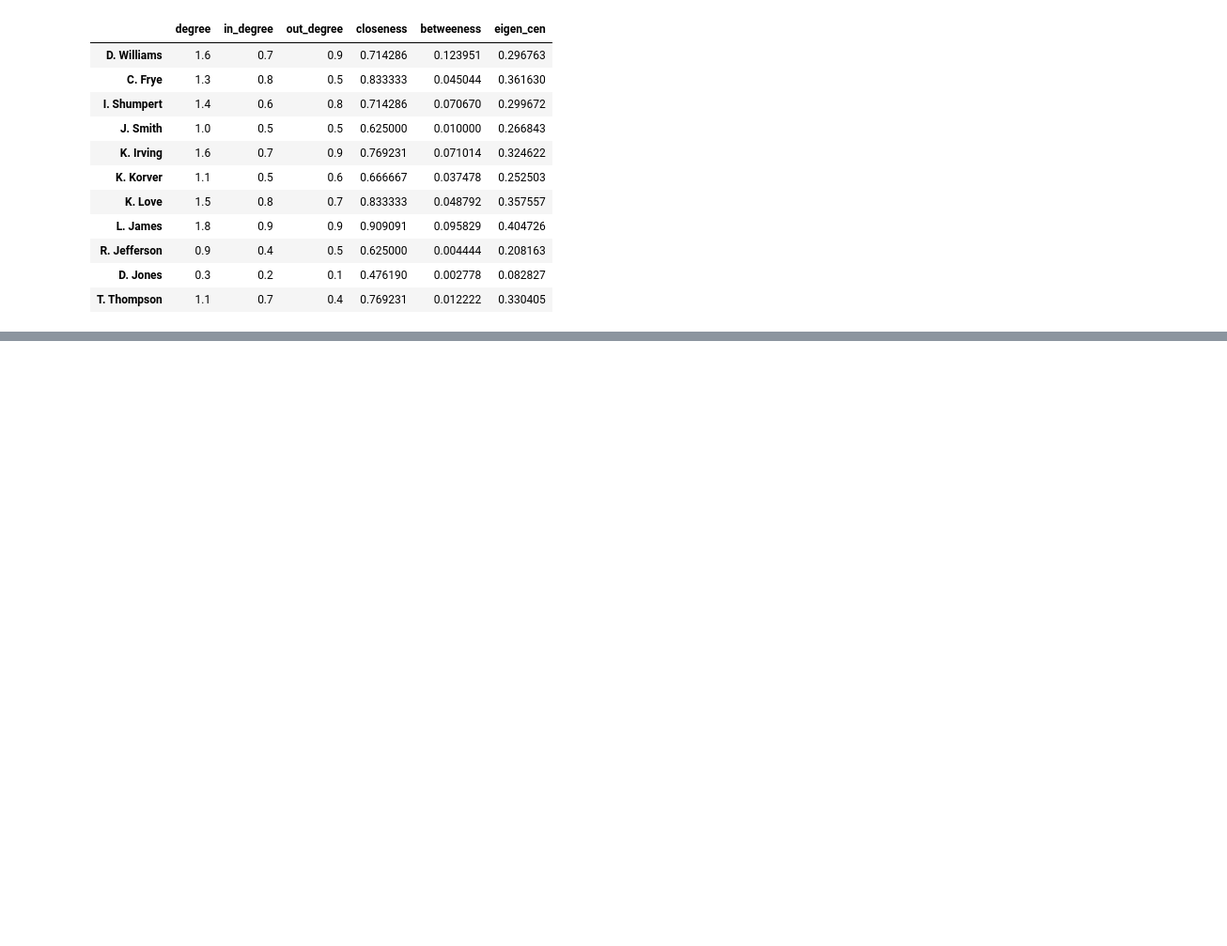
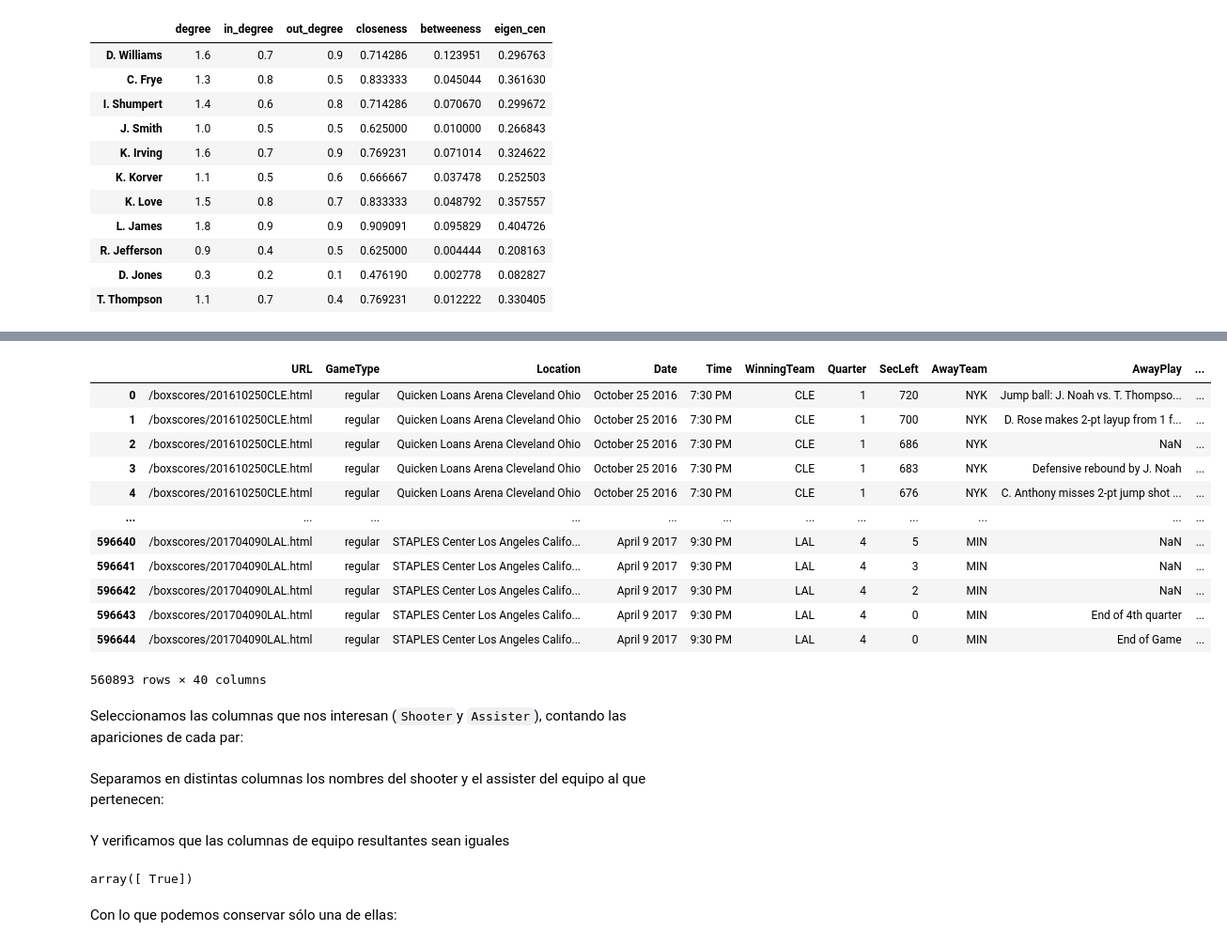
Before and after one commit to Millan13/Moneyball-NBA, a Jupyter notebook: Notebooks/Analisis_pagerank.ipynb, the cells around one changed output, grey strips where cells are left out. Shown: that part at 94% size. Saved outputs shown, nothing was run; the diff lists cells and outputs as text; code cells hidden in the pictures; blank space fills up the shorter version.

```diff
--- a/Notebooks/Analisis_pagerank.ipynb
+++ b/Notebooks/Analisis_pagerank.ipynb
@@ -707,0 +711,20 @@ df_CLE_playoff_central
+# %%
+df_regular = data[data['GameType'] == 'regular']
+# %%
+df_regular
+# %% [output]
+|  | URL | GameType | Location | Date | Time | WinningTeam | Quarter | SecLeft | AwayTeam | AwayPlay | ... |
+| 0 | /boxscores/201610250CLE.html | regular | Quicken Loans Arena Cleveland Ohio | October 25 2016 | 7:30 PM | CLE | 1 | 720 | NYK | Jump ball: J. Noah vs. T. Thompso... | ... |
+| 1 | /boxscores/201610250CLE.html | regular | Quicken Loans Arena Cleveland Ohio | October 25 2016 | 7:30 PM | CLE | 1 | 700 | NYK | D. Rose makes 2-pt layup from 1 f... | ... |
+| 2 | /boxscores/201610250CLE.html | regular | Quicken Loans Arena Cleveland Ohio | October 25 2016 | 7:30 PM | CLE | 1 | 686 | NYK | NaN | ... |
+| 3 | /boxscores/201610250CLE.html | regular | Quicken Loans Arena Cleveland Ohio | October 25 2016 | 7:30 PM | CLE | 1 | 683 | NYK | Defensive rebound by J. Noah | ... |
+| 4 | /boxscores/201610250CLE.html | regular | Quicken Loans Arena Cleveland Ohio | October 25 2016 | 7:30 PM | CLE | 1 | 676 | NYK | C. Anthony misses 2-pt jump shot ... | ... |
+| ... | ... | ... | ... | ... | ... | ... | ... | ... | ... | ... | ... |
+| 596640 | /boxscores/201704090LAL.html | regular | STAPLES Center Los Angeles Califo... | April 9 2017 | 9:30 PM | LAL | 4 | 5 | MIN | NaN | ... |
+| 596641 | /boxscores/201704090LAL.html | regular | STAPLES Center Los Angeles Califo... | April 9 2017 | 9:30 PM | LAL | 4 | 3 | MIN | NaN | ... |
+| 596642 | /boxscores/201704090LAL.html | regular | STAPLES Center Los Angeles Califo... | April 9 2017 | 9:30 PM | LAL | 4 | 2 | MIN | NaN | ... |
+| 596643 | /boxscores/201704090LAL.html | regular | STAPLES Center Los Angeles Califo... | April 9 2017 | 9:30 PM | LAL | 4 | 0 | MIN | End of 4th quarter | ... |
+| 596644 | /boxscores/201704090LAL.html | regular | STAPLES Center Los Angeles Califo... | April 9 2017 | 9:30 PM | LAL | 4 | 0 | MIN | End of Game | ... |
+560893 rows × 40 columns
+# %% [markdown]
+Seleccionamos las columnas que nos interesan (`Shooter`y `Assister`), contando las apariciones de cada par:
@@ -707,0 +733,2 @@ df_CLE_playoff_central
+# %% [markdown]
+Separamos en distintas columnas los nombres del shooter y el assister del equipo al que pertenecen:
@@ -707,0 +738,2 @@ df_CLE_playoff_central
+# %% [markdown]
+Y verificamos que las columnas de equipo resultantes sean iguales
@@ -707,0 +742,6 @@ df_CLE_playoff_central
+# %%
+np.unique(comparacion_po)
+# %% [output]
+array([ True])
+# %% [markdown]
+Con lo que podemos conservar sólo una de ellas:
```
Also changed, not shown: parts of 41 cells of this notebook.
